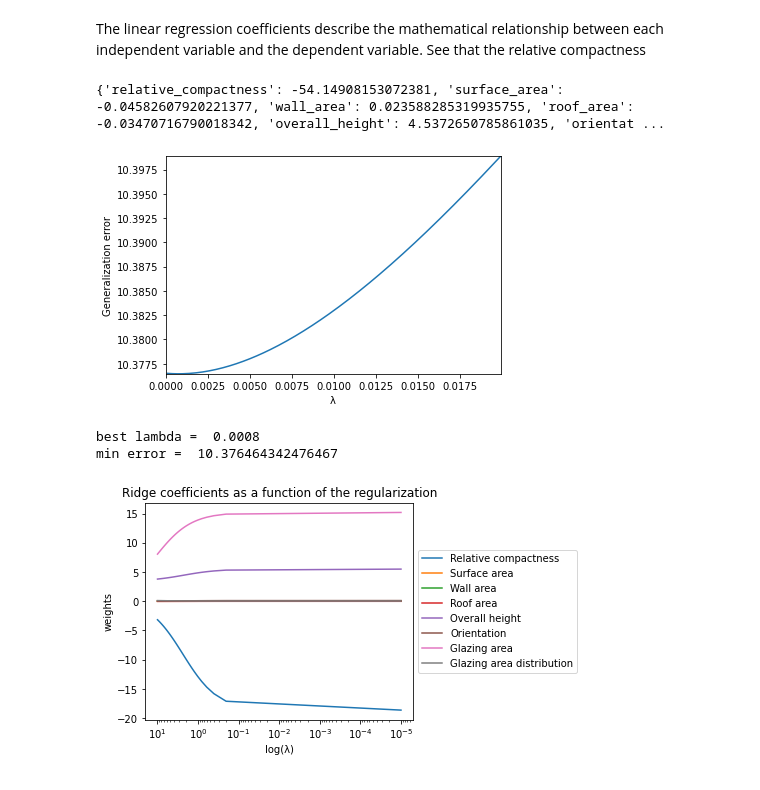
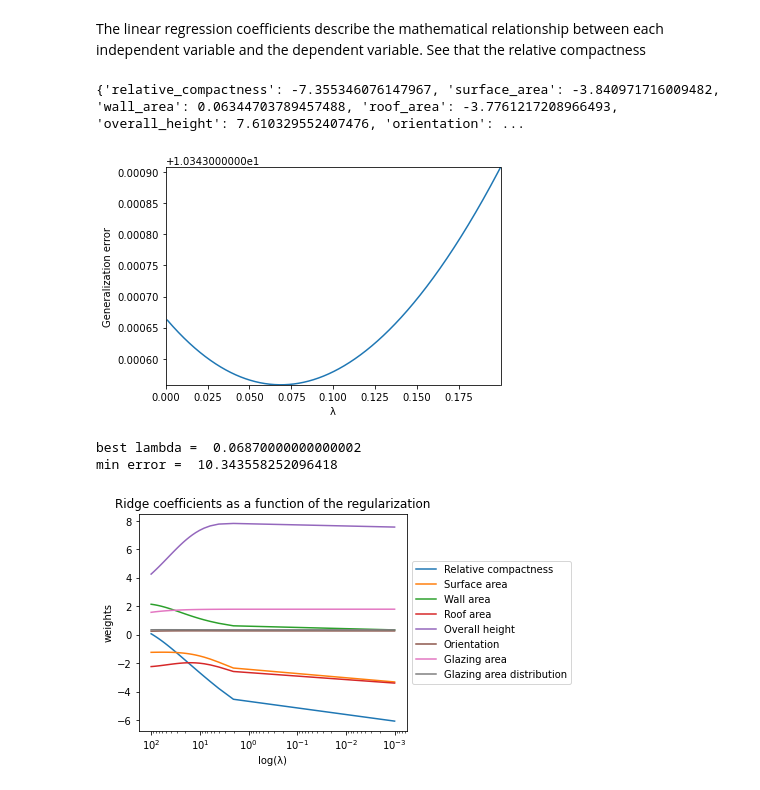
Before and after one commit to barlaug/ML_Builiding_Energy_Efficiency, a Jupyter notebook: Part 2/linearRegression.ipynb, the cells around one changed output. Cells and saved outputs as stored; diff of their text form; code cells hidden in the pictures.

```diff
--- a/Part 2/linearRegression.ipynb
+++ b/Part 2/linearRegression.ipynb
@@ -37,7 +37,7 @@ N, M = Y.shape
 # %%
 
 #Each lambda creates a new model
-lambdas = np.arange(0.0001,0.02,0.0001)
+lambdas = np.arange(0.001,0.2,0.0001)
 S = len(lambdas)
 
 # K=10 fold cross-validation
@@ -51,8 +51,8 @@ k=0
 for train_index, test_index in CV.split(Y):
 
     # extract training and test set for current CV fold
-    X_train, y_train = X[train_index,:], y[train_index]
-    X_test, y_test = X[test_index,:], y[test_index]
+    X_train, y_train = Y[train_index,:], y[train_index]
+    X_test, y_test = Y[test_index,:], y[test_index]
 
 
     for i in range(S):
@@ -81,7 +81,7 @@ for i in range(len(attributes)):
     coeff[attributes[i]] = c[i]
 print(coeff)
 # %% [output]
-{'relative_compactness': -54.14908153072381, 'surface_area': -0.04582607920221377, 'wall_area': 0.023588285319935755, 'roof_area': -0.03470716790018342, 'overall_height': 4.5372650785861035, 'orientat ...
+{'relative_compactness': -7.355346076147967, 'surface_area': -3.840971716009482, 'wall_area': 0.06344703789457488, 'roof_area': -3.7761217208966493, 'overall_height': 7.610329552407476, 'orientation': ...
 # %%
 #Plotting the generalization error as a function of lambda:
 
@@ -97,32 +97,32 @@ show()
 print( "best lambda = ", lambdas[np.argmin(Error_test.mean(1))] )
 print( "min error = ", np.min(Error_test.mean(1)) )
 # %% [output]
-[figure, old version]
+[figure, new version]
-best lambda =  0.0008
-min error =  10.376464342476467
+best lambda =  0.06870000000000002
+min error =  10.343558252096418
 # %%
 #Plotting the ridge coefficients as a function of the regularization
-reg_param = np.linspace(0.00001,10)
+reg_param = np.linspace(0.001,100)
 
 coefs = []
 for a in reg_param:
     ridge = Ridge(alpha=a, fit_intercept=False)
     ridge.fit(X_train, y_train)
     coefs.append(ridge.coef_)
 
 ax = gca()
 
 ax.plot(reg_param, coefs)
 ax.set_xscale("log")
 ax.set_xlim(ax.get_xlim()[::-1])  # reverse axis
 xlabel("log(λ)")
 ylabel("weights")
 title("Ridge coefficients as a function of the regularization")
 axis("tight")
 # Put a legend to the right of the current axis
 box = ax.get_position()
 ax.set_position([box.x0, box.y0, box.width * 0.8, box.height])
 legend(['Relative compactness', 'Surface area', 'Wall area', 'Roof area', 'Overall height', 'Orientation', 'Glazing area', 'Glazing area distribution'], loc='center left', bbox_to_anchor=(1, 0.5))
 show()
 # %% [output]
-[figure, old version]
+[figure, new version]
```
